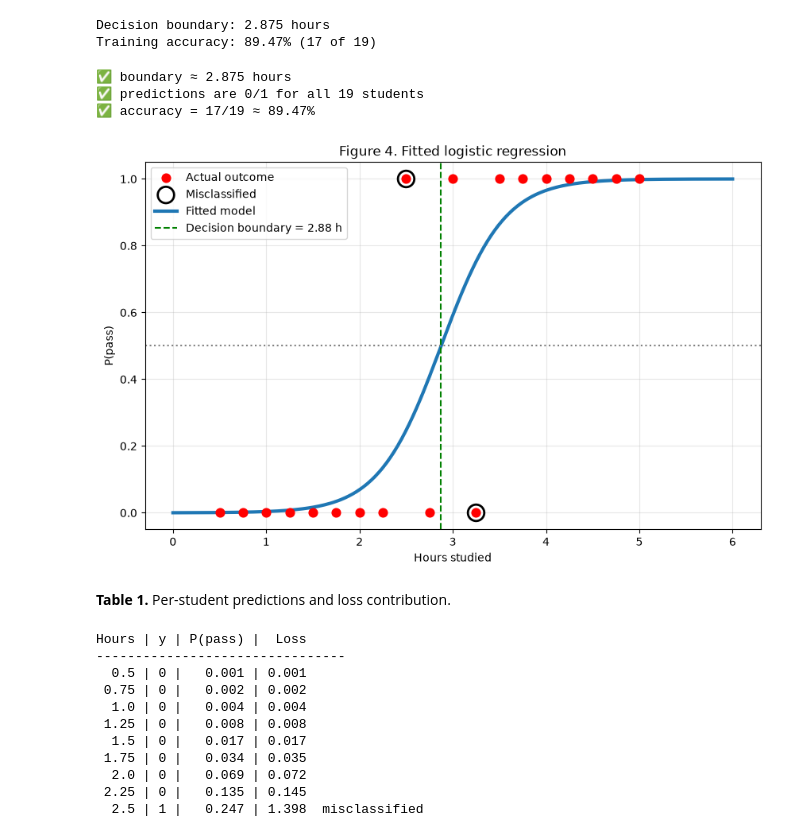
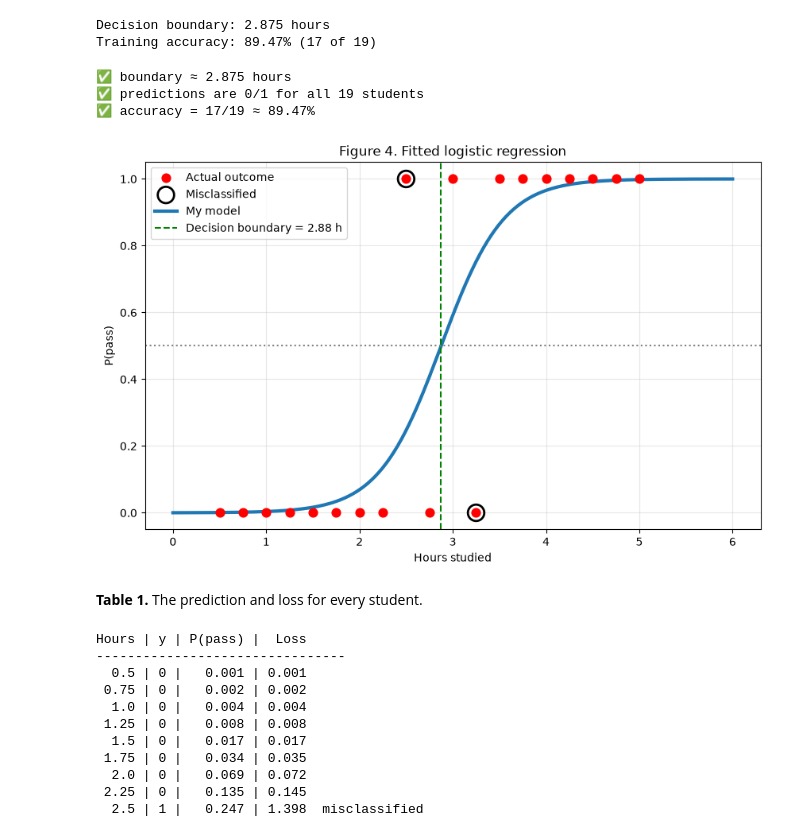
Before and after one commit to jcamilochirivi/LogisticRegressionClassifier_Workshop, a Jupyter notebook: notebooks/LogLoss_FromScratch_GradientDescent.ipynb, the cells around one changed output. Drawn from its saved outputs; the diff is of its cells as text; code cells hidden in the pictures.

```diff
--- a/notebooks/LogLoss_FromScratch_GradientDescent.ipynb
+++ b/notebooks/LogLoss_FromScratch_GradientDescent.ipynb
@@ -427,32 +448,32 @@ Training accuracy: 89.47% (17 of 19)
 # %%
 verify("boundary ≈ 2.875 hours", lambda: np.isclose(boundary, 2.875, atol=0.01))
 verify("predictions are 0/1 for all 19 students",
        lambda: predictions.shape == (19,) and set(np.unique(predictions)) <= {0, 1})
 verify("accuracy = 17/19 ≈ 89.47%", lambda: np.isclose(accuracy, 17 / 19))
 
 x_grid = np.linspace(0, 6, 300)
 wrong = predictions != passed
 
 plt.figure(figsize=(10, 6))
 plt.scatter(hours, passed, color="red", zorder=3, s=60, label="Actual outcome")
 plt.scatter(hours[wrong], passed[wrong], facecolors="none", edgecolors="black", s=220,
             linewidths=2, zorder=4, label="Misclassified")
-plt.plot(x_grid, sigmoid(linear(x_grid, w0, w1)), lw=3, label="Fitted model")
+plt.plot(x_grid, sigmoid(linear(x_grid, w0, w1)), lw=3, label="My model")
 plt.axvline(boundary, color="green", linestyle="--", label=f"Decision boundary = {boundary:.2f} h")
 plt.axhline(0.5, color="grey", linestyle=":")
 plt.xlabel("Hours studied")
 plt.ylabel("P(pass)")
 plt.title("Figure 4. Fitted logistic regression")
 plt.legend()
 plt.grid(alpha=0.3)
 plt.show()
 # %% [output]
 ✅ boundary ≈ 2.875 hours
 ✅ predictions are 0/1 for all 19 students
 ✅ accuracy = 17/19 ≈ 89.47%
-[figure, old version]
+[figure, new version]
 # %% [markdown]
-**Table 1.** Per-student predictions and loss contribution.
+**Table 1.** The prediction and loss for every student.
 # %%
 print(f"{'Hours':>5} | {'y':>1} | {'P(pass)':>7} | {'Loss':>5}")
 print("-" * 32)
```
Also changed, not shown: parts of 26 cells of this notebook.
